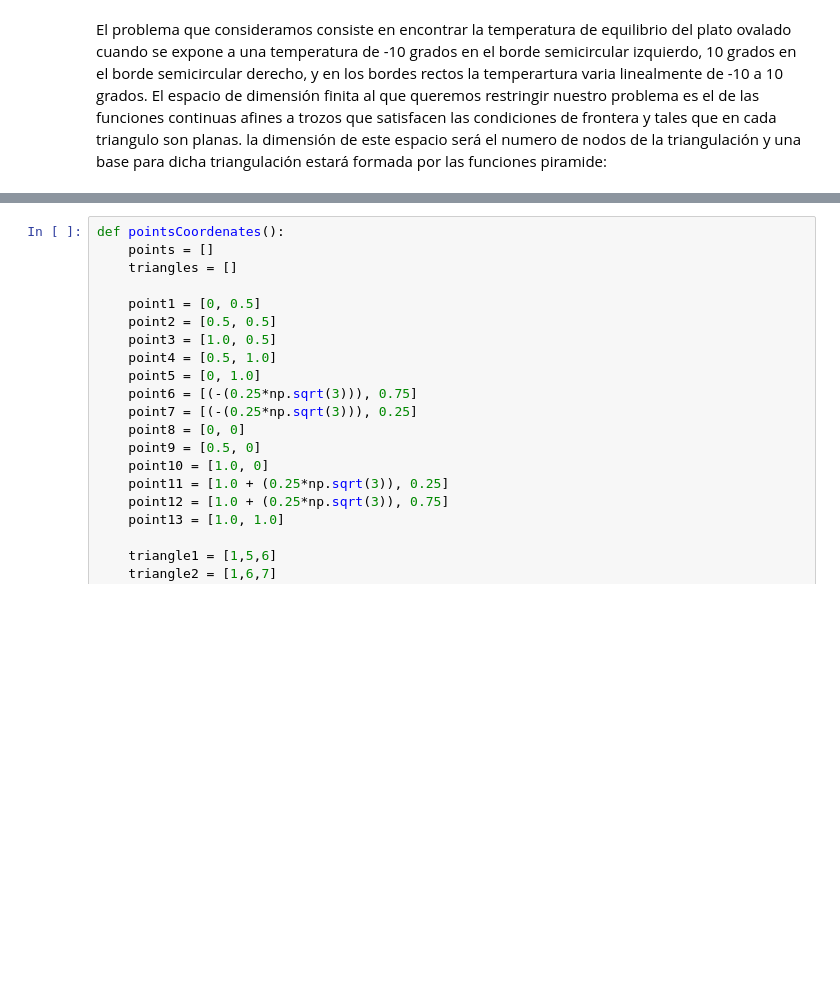
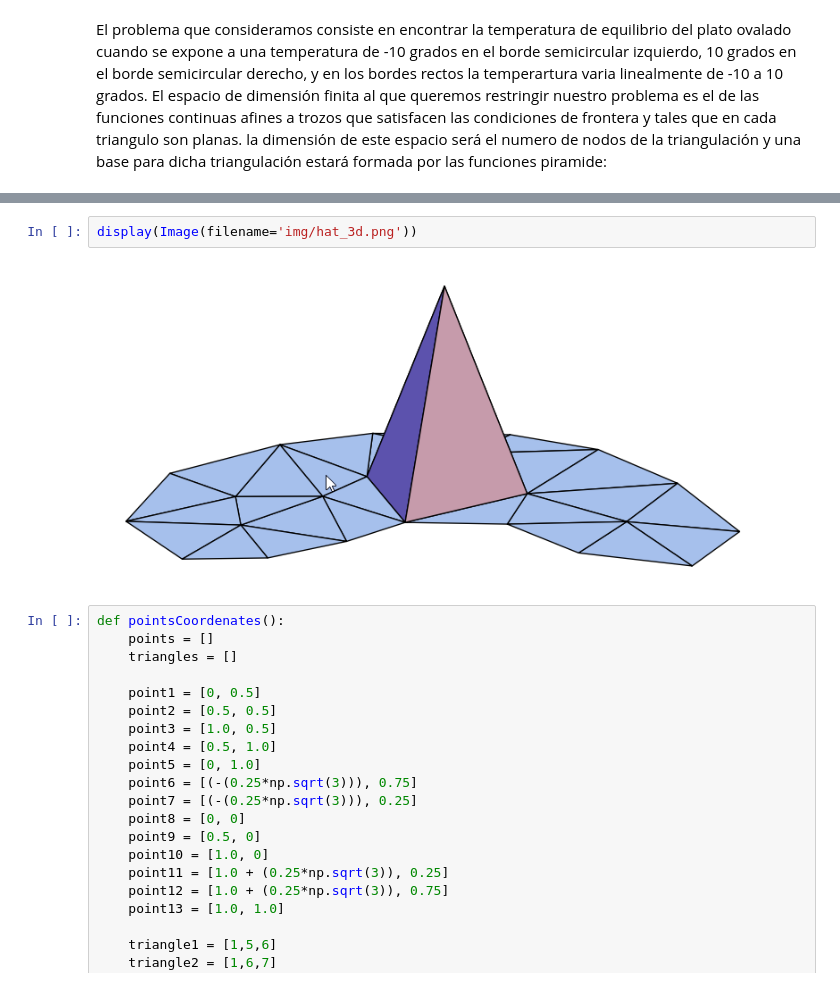
Before and after one commit to jl-tavera/FiniteElements, a Jupyter notebook: example_149.ipynb, the cells around one changed output, grey strips where cells are left out. Drawn from its saved outputs; the diff is of its cells as text; blank space fills up the shorter version.

Commit message:
Image

```diff
--- a/example_149.ipynb
+++ b/example_149.ipynb
@@ -22,3 +21,7 @@ El problema que consideramos consiste en encontrar la temperatura de equilibrio
+# %%
+display(Image(filename='img/hat_3d.png'))
+# %% [output]
+[figure, added]
 # %%
 def pointsCoordenates():
     points = []
```
Also changed, not shown: parts of 2 cells of this notebook.
